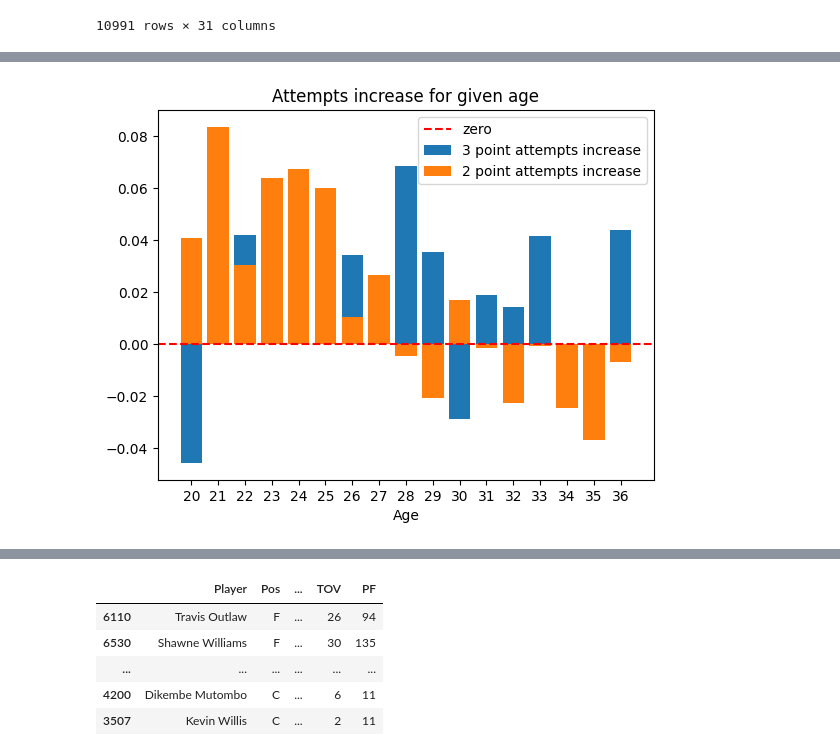
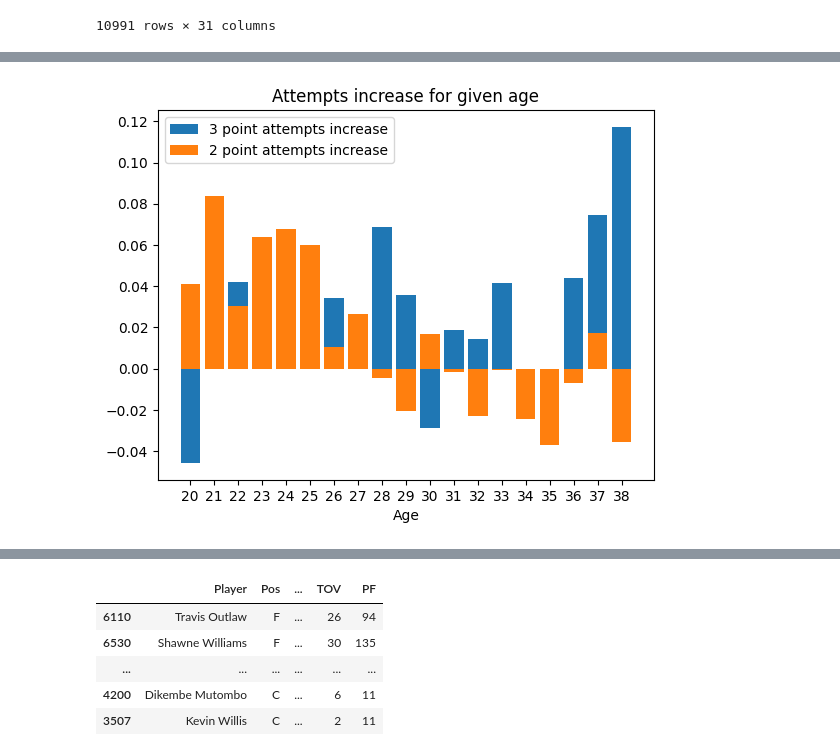
Before and after one commit to Marcin27141/NbaDataAnalysis, a Jupyter notebook: MultipleSeasons.ipynb, the cells around one changed output, grey strips where cells are left out. Cells and saved outputs as stored; diff of their text form; code cells hidden in the pictures.

```diff
--- a/MultipleSeasons.ipynb
+++ b/MultipleSeasons.ipynb
@@ -161,4 +153,4 @@ Przy opracowywaniu wyników komórki będą korzystać z poniżej funkcji get_no
 # %%
-def get_normalized_dataframe(dframe, minimum = 100):
+def get_normalized_dataframe(dframe, minimum = 50):
     mask = dframe.count() <= minimum
     return dframe.drop(columns=dframe.columns[mask])
@@ -614,26 +460,24 @@ Zostało już ustalone, że około 28 roku życia przeciętny zawodnik osiąga s
 # %%
 fig, ax = plt.subplots()
 
 _3pts_attempts_to_age = pd.pivot_table(all_seasons_per_minute, values='3PA', index='Player', columns='Age')
 _3pts_attempts_to_age = get_normalized_dataframe(_3pts_attempts_to_age)
 _3pts_attempts_to_age_increase = _3pts_attempts_to_age.iloc[:, 1:].div(_3pts_attempts_to_age.shift(axis=1).iloc[:, 1:])
 _3pts_attempts_to_age_increase = _3pts_attempts_to_age_increase.replace([np.inf, -np.inf], np.nan).mean() - 1
 
 _field_goals_attempts_to_age = pd.pivot_table(all_seasons_per_minute, values='FGA', index='Player', columns='Age')
 _field_goals_attempts_to_age = get_normalized_dataframe(_field_goals_attempts_to_age)
 _2pts_attempts_to_age = _field_goals_attempts_to_age - _3pts_attempts_to_age
 _2pts_attempts_to_age_increase = _2pts_attempts_to_age.iloc[:, 1:].div(_2pts_attempts_to_age.shift(axis=1).iloc[:, 1:])
 _2pts_attempts_to_age_increase = _2pts_attempts_to_age_increase.replace([np.inf, -np.inf], np.nan).mean() - 1
 
 ax.bar(_3pts_attempts_to_age_increase.index, _3pts_attempts_to_age_increase.values, label='3 point attempts increase')
 ax.bar(_2pts_attempts_to_age_increase.index, _2pts_attempts_to_age_increase.values, label='2 point attempts increase')
 
 ax.set_title('Attempts increase for given age')
 ax.set_xlabel('Age')
-#ax.axvline(28.5, color='gray', linestyle='--', alpha=0.5)
-ax.axhline(0, color='red', linestyle='--', label='zero', alpha=1)
 plt.xticks(_3pts_attempts_to_age_increase.index)
 plt.legend()
 plt.show()
 # %% [output]
-[figure, old version]
+[figure, new version]
```
Also changed, not shown: parts of 110 cells of this notebook.
